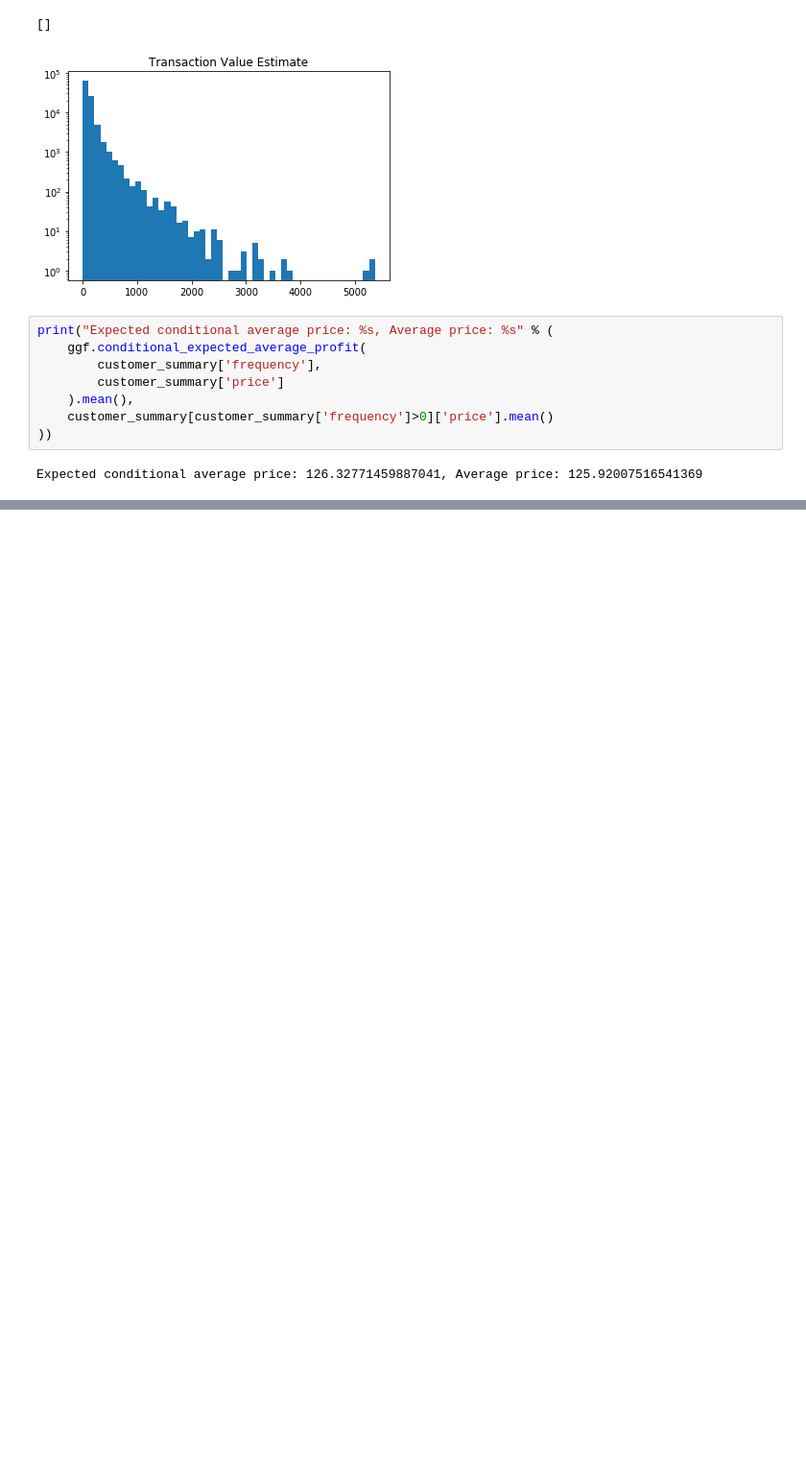
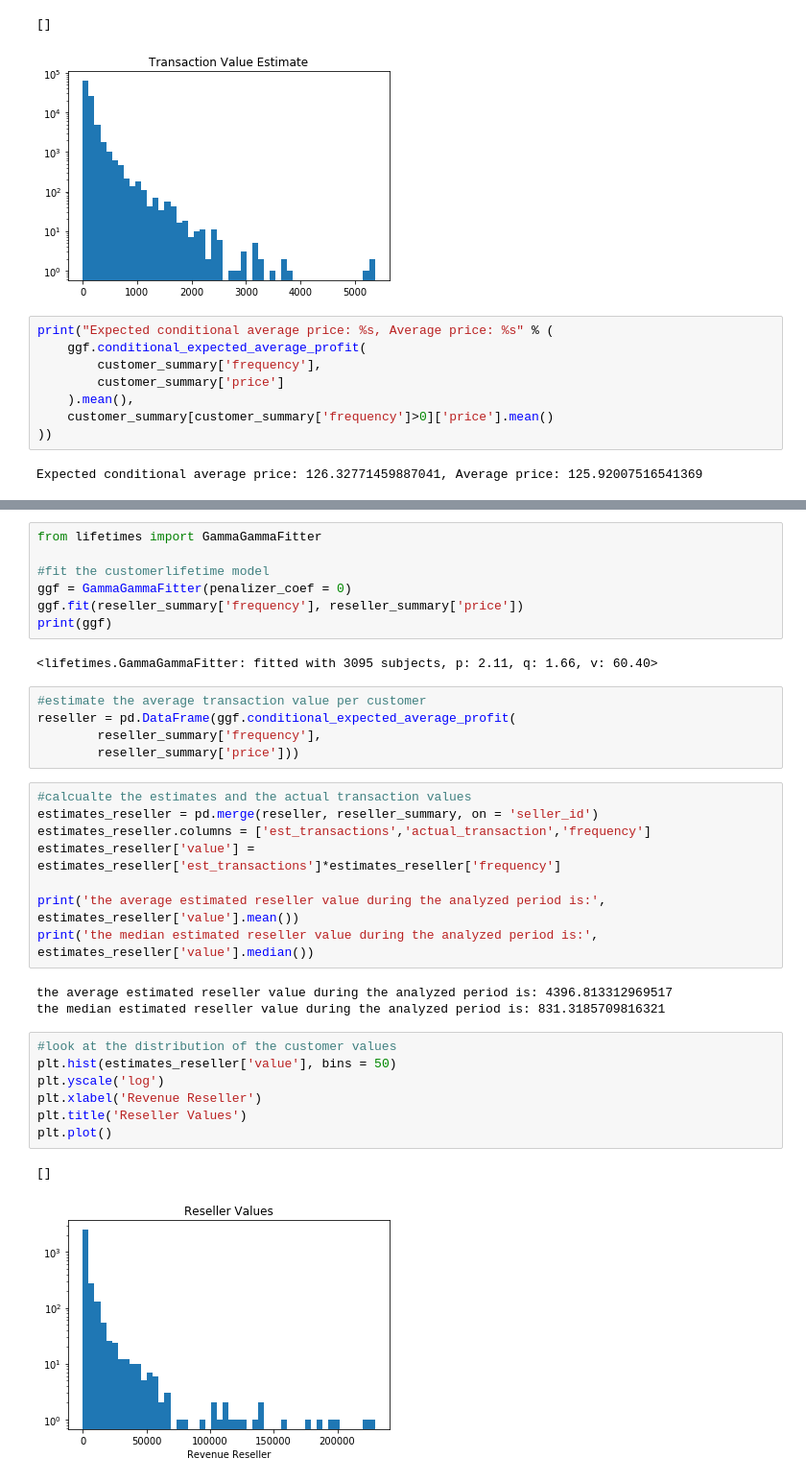
Before and after one commit to ldietsche/Springboard_Course, a Jupyter notebook: Capstone Project 1/Capstone Project 1 v2.ipynb, the cells around one changed output, grey strips where cells are left out. Shown at 96% size. Saved outputs shown, nothing was run; the diff lists cells and outputs as text; blank space fills up the shorter version.

```diff
--- a/Capstone Project 1/Capstone Project 1 v2.ipynb
+++ b/Capstone Project 1/Capstone Project 1 v2.ipynb
@@ -996,0 +1036,35 @@ Expected conditional average price: 126.32771459887041, Average price: 125.92007
+# %%
+from lifetimes import GammaGammaFitter
+
+#fit the customerlifetime model
+ggf = GammaGammaFitter(penalizer_coef = 0)
+ggf.fit(reseller_summary['frequency'], reseller_summary['price'])
+print(ggf)
+# %% [output]
+<lifetimes.GammaGammaFitter: fitted with 3095 subjects, p: 2.11, q: 1.66, v: 60.40>
+# %%
+#estimate the average transaction value per customer
+reseller = pd.DataFrame(ggf.conditional_expected_average_profit(
+        reseller_summary['frequency'],
+        reseller_summary['price']))
+# %%
+#calcualte the estimates and the actual transaction values
+estimates_reseller = pd.merge(reseller, reseller_summary, on = 'seller_id')
+estimates_reseller.columns = ['est_transactions','actual_transaction','frequency']
+estimates_reseller['value'] = estimates_reseller['est_transactions']*estimates_reseller['frequency']
+
+print('the average estimated reseller value during the analyzed period is:', estimates_reseller['value'].mean())
+print('the median estimated reseller value during the analyzed period is:', estimates_reseller['value'].median())
+# %% [output]
+the average estimated reseller value during the analyzed period is: 4396.813312969517
+the median estimated reseller value during the analyzed period is: 831.3185709816321
+# %%
+#look at the distribution of the customer values
+plt.hist(estimates_reseller['value'], bins = 50)
+plt.yscale('log')
+plt.xlabel('Revenue Reseller')
+plt.title('Reseller Values')
+plt.plot()
+# %% [output]
+[]
+[figure, added]
```
Also changed, not shown: parts of 26 cells of this notebook, 1 other file.
